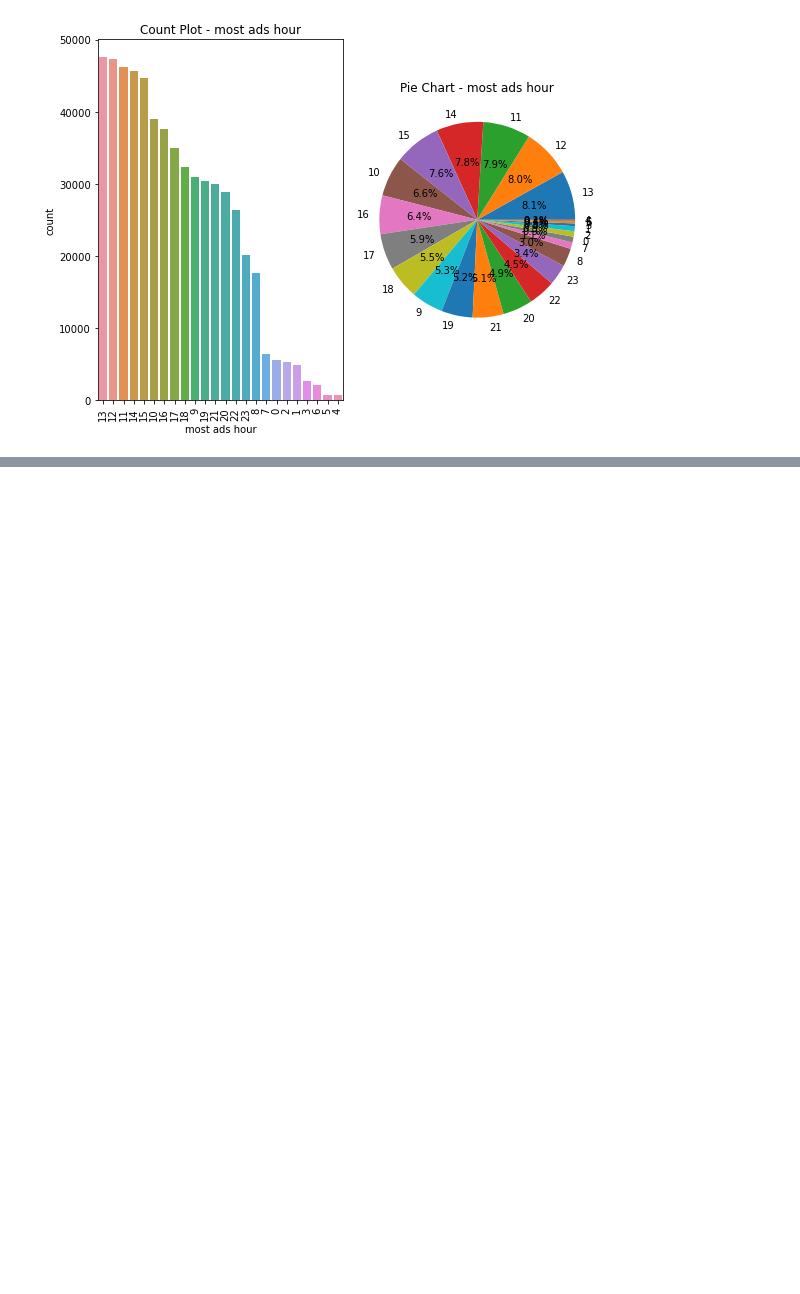
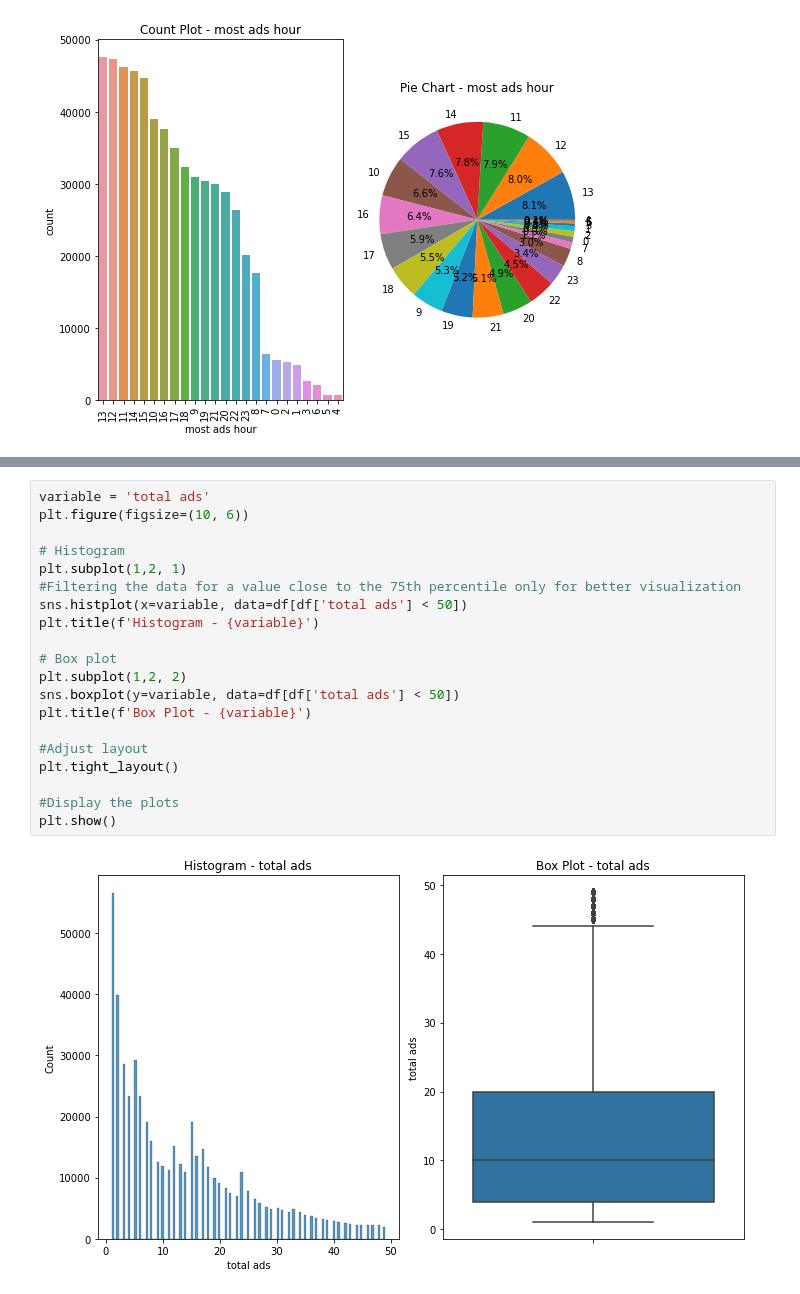
Before and after one commit to Shemnderitu/Hypothesistesting, a Jupyter notebook: hypothesis.ipynb, the cells around one changed output, grey strips where cells are left out. Drawn from its saved outputs; the diff is of its cells as text; blank space fills up the shorter version.

Commit message:
Visualize the total adds numerical variable using histogram vs box plot

```diff
--- a/hypothesis.ipynb
+++ b/hypothesis.ipynb
@@ -153,0 +167,22 @@ plt.show()
+# %%
+variable = 'total ads'
+plt.figure(figsize=(10, 6))
+
+# Histogram
+plt.subplot(1,2, 1)
+#Filtering the data for a value close to the 75th percentile only for better visualization
+sns.histplot(x=variable, data=df[df['total ads'] < 50])
+plt.title(f'Histogram - {variable}')
+
+# Box plot
+plt.subplot(1,2, 2)
+sns.boxplot(y=variable, data=df[df['total ads'] < 50])
+plt.title(f'Box Plot - {variable}')
+
+#Adjust layout
+plt.tight_layout()
+
+#Display the plots
+plt.show()
+# %% [output]
+[figure, added]
```
Also changed, not shown: parts of 1 cell of this notebook.
